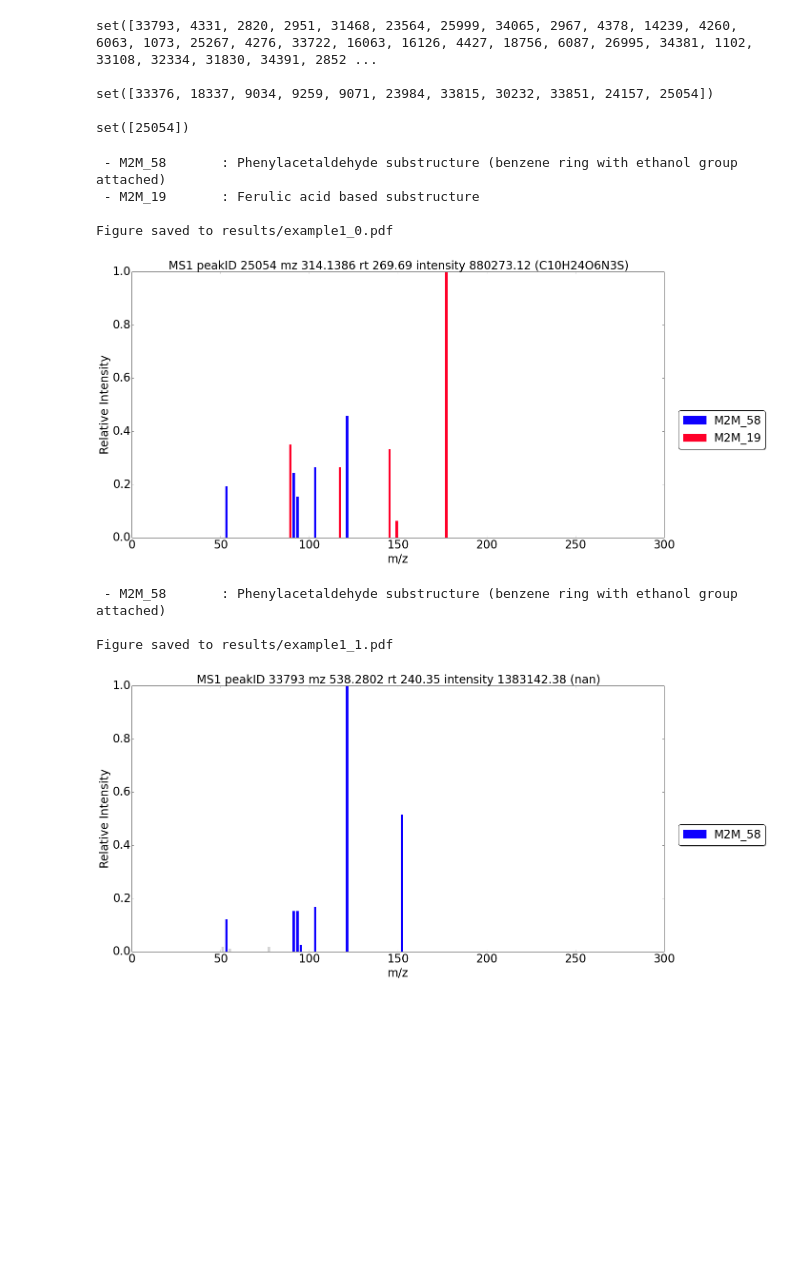
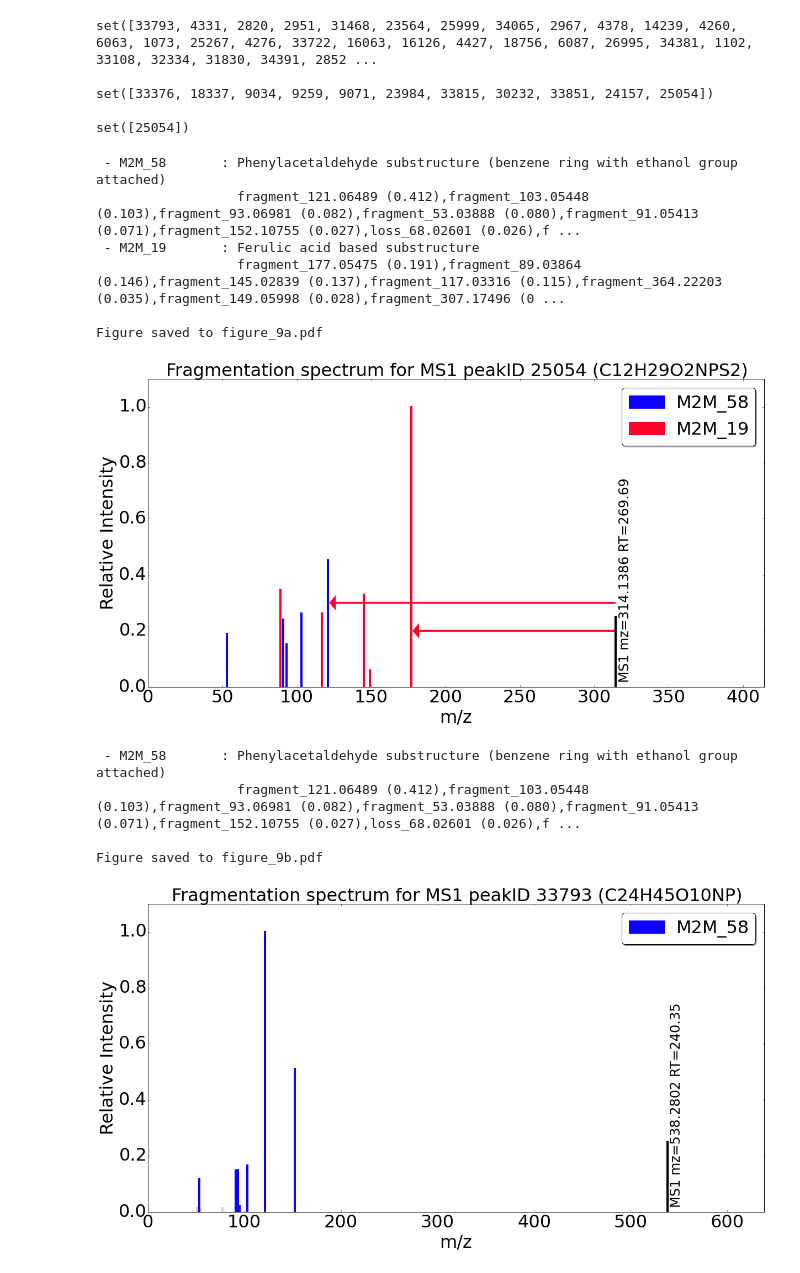
Before and after one commit to sdrogers/MS2LDA, a Jupyter notebook: notebooks/network_demo.ipynb, the cells around one changed output. Cells and saved outputs as stored; diff of their text form; code cells hidden in the pictures; blank space fills up the shorter version.

```diff
--- a/notebooks/network_demo.ipynb
+++ b/notebooks/network_demo.ipynb
@@ -31,5 +34,5 @@ warnings.filterwarnings('ignore')
 
 Load Beer3pos project used by Justin and apply thresholding below.
 # %%
-ms2lda = Ms2Lda.resume_from('results/Manuscript_Beer3POSmode_EFassignerALL.project')
+ms2lda = Ms2Lda.resume_from('results/Manuscript_Beer3POSmode_EFassigner_ALLextended.project')
 # %% [output]
@@ -91,7 +94,7 @@ doc_nodes, doc_motifs, motif_idx = plot_bipartite(G, min_degree=2, fig_width=10,
 We can also plot the fragmentation spectra of these MS1 peaks of interest, coloring their MS2 peaks by the motifs. First, we set up some objects that would be used later.
 # %%
 # find out which words belong to which M2M
-word_map = ms2lda.print_motif_features(selected_motifs=motifs_of_interest, quiet=True)
+word_map, motif_words = ms2lda.print_motif_features(selected_motifs=motifs_of_interest, quiet=True)
 
 # read CSV annotation
 motif_annotation = {}
@@ -129,25 +242,30 @@ set([25054])
 # %%
 # print some fragmentation spectra
 m2m_list = [58, 19]
 ms1_list = [25054, 33793, 2820, 33376, 18337]
 
 # loop over all ms1 in ms1_list
+cc = 'a'
 for i in range(len(ms1_list)):
 
-    out_file = 'results/example1_%d.pdf' % i
+    out_file = 'figure_9%s.pdf' % cc
+    cc = chr(ord(cc) + 1)
 
     ms1 = ms1_list[i]
-    df = print_report(ms2lda, G, ms1, motif_annotation, motif_colour, motif_idx, word_map,
-                      save_to=out_file, xlim_upper=300)
+    df = print_report(ms2lda, G, ms1, motif_annotation, motif_words, motif_colour, motif_idx, word_map,
+                      save_to=out_file, xlim_upper=300, plotting_func=plot_fragmentation_spectrum)
     # display(df) # show the table to see the mz, annotations, etc
 # %% [output]
  - M2M_58       : Phenylacetaldehyde substructure (benzene ring with ethanol group attached)
+                  fragment_121.06489 (0.412),fragment_103.05448 (0.103),fragment_93.06981 (0.082),fragment_53.03888 (0.080),fragment_91.05413 (0.071),fragment_152.10755 (0.027),loss_68.02601 (0.026),f ...
  - M2M_19       : Ferulic acid based substructure
+                  fragment_177.05475 (0.191),fragment_89.03864 (0.146),fragment_145.02839 (0.137),fragment_117.03316 (0.115),fragment_364.22203 (0.035),fragment_149.05998 (0.028),fragment_307.17496 (0 ...
 
-Figure saved to results/example1_0.pdf
+Figure saved to figure_9a.pdf
-[figure, old version]
+[figure, new version]
  - M2M_58       : Phenylacetaldehyde substructure (benzene ring with ethanol group attached)
+                  fragment_121.06489 (0.412),fragment_103.05448 (0.103),fragment_93.06981 (0.082),fragment_53.03888 (0.080),fragment_91.05413 (0.071),fragment_152.10755 (0.027),loss_68.02601 (0.026),f ...
 
-Figure saved to results/example1_1.pdf
+Figure saved to figure_9b.pdf
-[figure, old version]
+[figure, new version]
  - M2M_58       : Phenylacetaldehyde substructure (benzene ring with ethanol group attached)
```
Also changed, not shown: parts of 7 cells of this notebook, 10 other files.
